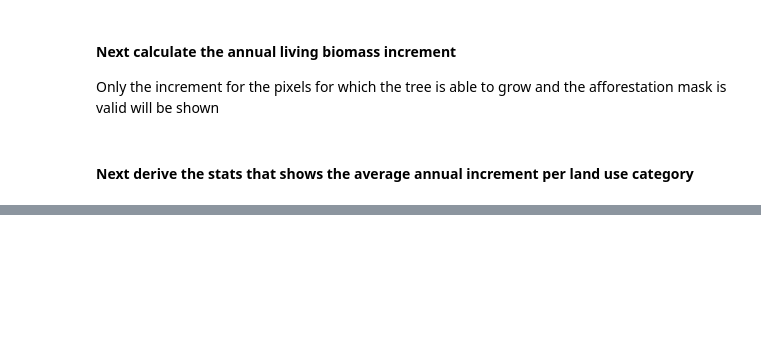
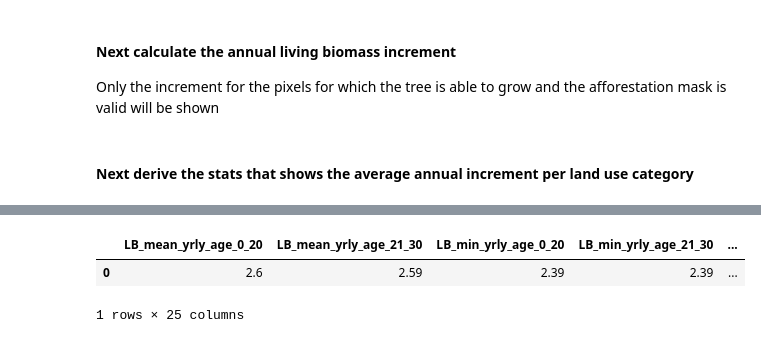
Before and after one commit to eea/ETC-LULUCF, a Jupyter notebook: notebooks/LB_increase_afforestation_grassland_cropland_IPCCTier2_V20231002.ipynb, the cells around one changed output, grey strips where cells are left out. Cells and saved outputs as stored; diff of their text form; code cells hidden in the pictures; blank space fills up the shorter version.

```diff
--- a/notebooks/LB_increase_afforestation_grassland_cropland_IPCCTier2_V20231002.ipynb
+++ b/notebooks/LB_increase_afforestation_grassland_cropland_IPCCTier2_V20231002.ipynb
@@ -210,7 +210,7 @@ add_stats_NUTS_level = True
 
 
 # define if the result might be overwritten
-overwrite = False
+overwrite = True
 
 # the location of the basefolder in which all the input data needed for the simulation is provided
 #!!!!!! Should be changed once know central location for data access
@@ -363,7 +363,7 @@ NUTS based processing of entire extent is possible, but in that case the **'run_
 A NUTS3 region should be selected for processing (e.g. 'PL432').The original script located here: https://github.com/VITObelgium/ETC-CCA-LULUCF/blob/master/Scripts/Biomass/run_afforestation_scenario.py  will allow to run all different NUTS regions at country or EU level at once. This notebook examplifies just the workflow for one NUTS region.
 # %%
 #select now the country of interest; if set to None the entire EEA39 extent will be processed
-NUTS_region = 'AT315' #LU000' # 'CZ020'
+NUTS_region = None #'CZ020' #LU000' # 'CZ020'
 
 # load the geometry of the specific NUTS region
 NUTS_layer = gpd.read_file(VECTORS.get('NUTS'))
@@ -458,2 +459,8 @@ logger.info('job done ')
 
 [1 rows x 25 columns]
+# %%
+df_stats_NUTS
+# %% [output]
+|  | LB_mean_yrly_age_0_20 | LB_mean_yrly_age_21_30 | LB_min_yrly_age_0_20 | LB_min_yrly_age_21_30 | ... |
+| 0 | 2.6 | 2.59 | 2.39 | 2.39 | ... |
+1 rows × 25 columns
```
Also changed, not shown: parts of 8 cells of this notebook, 2 other files.
